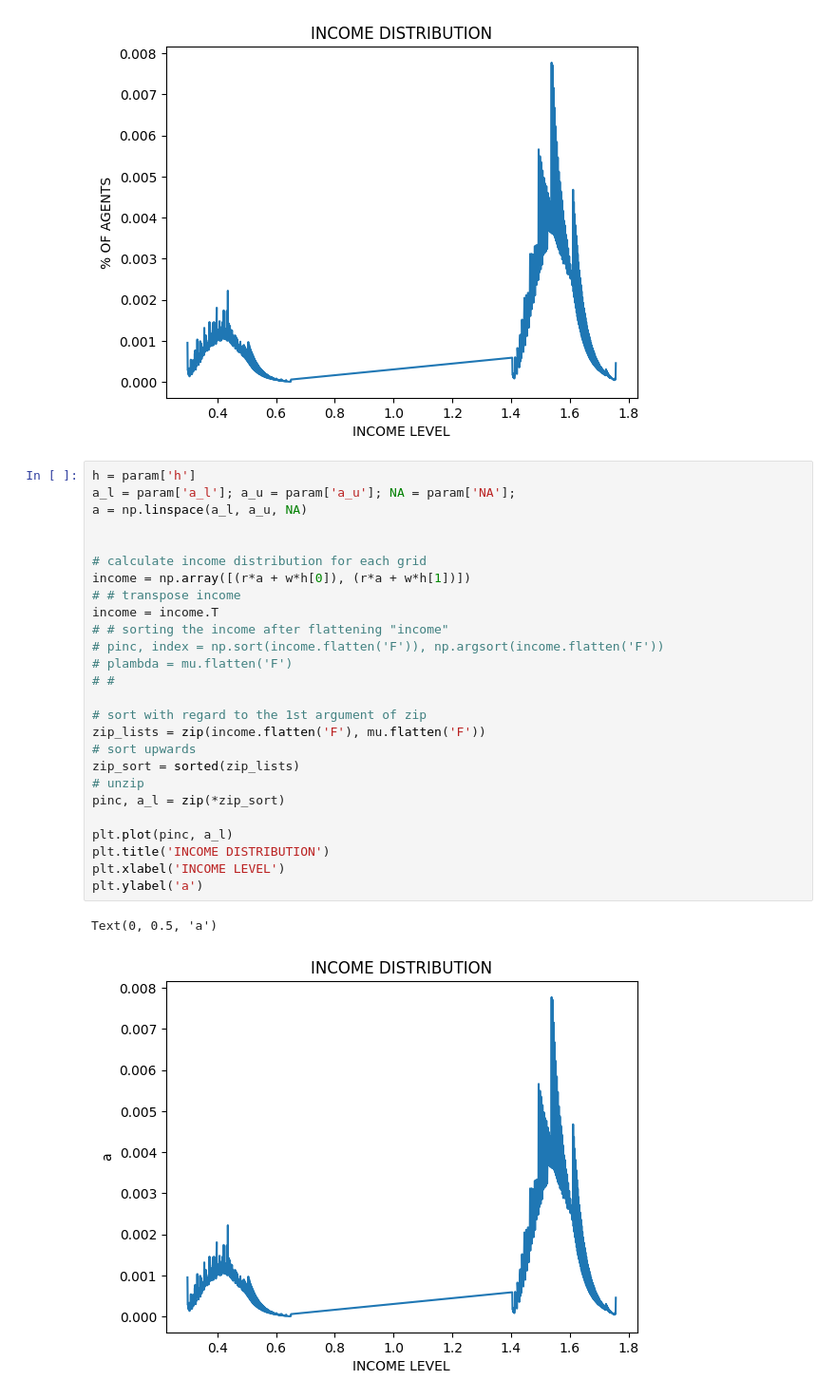
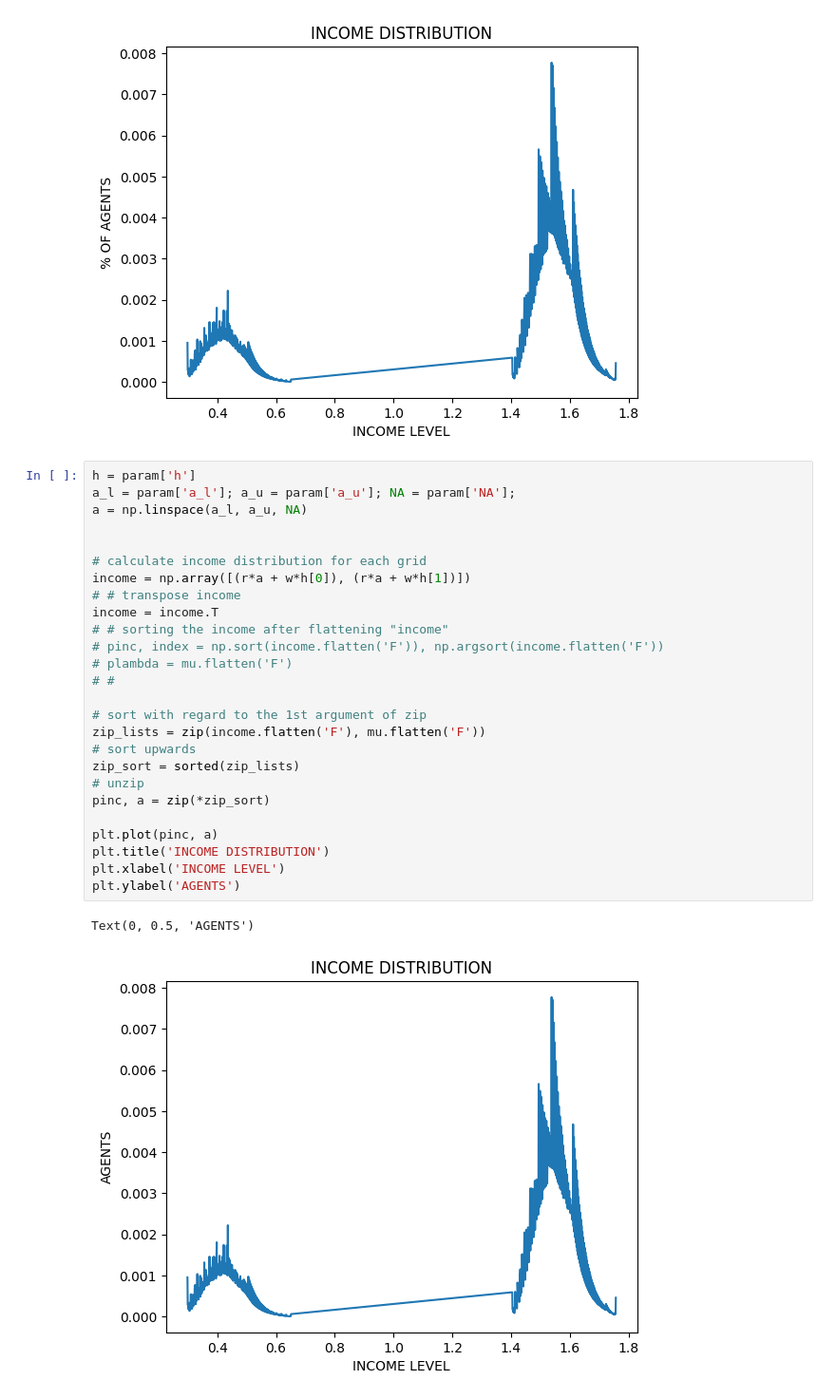
Before and after one commit to RyomaIchiba/lasthomework, a Jupyter notebook: lasthomework_2.ipynb, the cells around one changed output. Shown: that part at 95% size. Saved outputs shown, nothing was run; the diff lists cells and outputs as text.

```diff
--- a/lasthomework_2.ipynb
+++ b/lasthomework_2.ipynb
@@ -279,29 +279,29 @@ Text(0, 0.5, '% OF AGENTS')
 # %%
 h = param['h']
 a_l = param['a_l']; a_u = param['a_u']; NA = param['NA'];
 a = np.linspace(a_l, a_u, NA)
 
 
 # calculate income distribution for each grid
 income = np.array([(r*a + w*h[0]), (r*a + w*h[1])])
 # # transpose income
 income = income.T
 # # sorting the income after flattening "income"
 # pinc, index = np.sort(income.flatten('F')), np.argsort(income.flatten('F'))
 # plambda = mu.flatten('F')
 # #
 
 # sort with regard to the 1st argument of zip
 zip_lists = zip(income.flatten('F'), mu.flatten('F'))
 # sort upwards
 zip_sort = sorted(zip_lists)
 # unzip
-pinc, a_l = zip(*zip_sort)
+pinc, a = zip(*zip_sort)
 
-plt.plot(pinc, a_l)
+plt.plot(pinc, a)
 plt.title('INCOME DISTRIBUTION')
 plt.xlabel('INCOME LEVEL')
-plt.ylabel('a')
+plt.ylabel('AGENTS')
 # %% [output]
-Text(0, 0.5, 'a')
+Text(0, 0.5, 'AGENTS')
-[figure, old version]
+[figure, new version]
```
